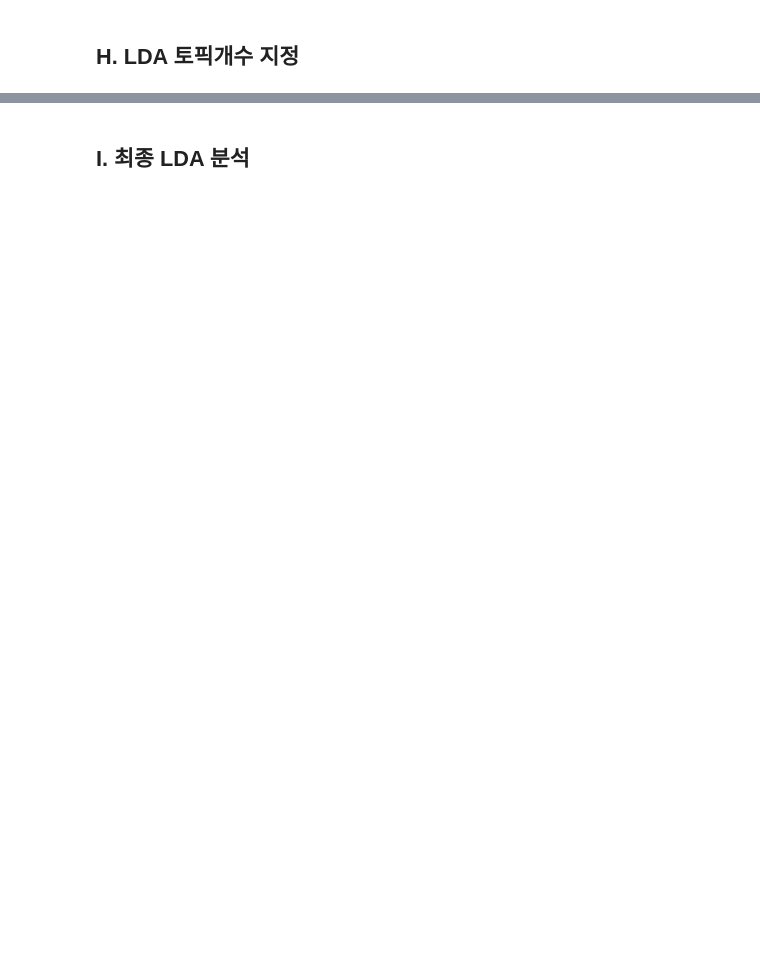
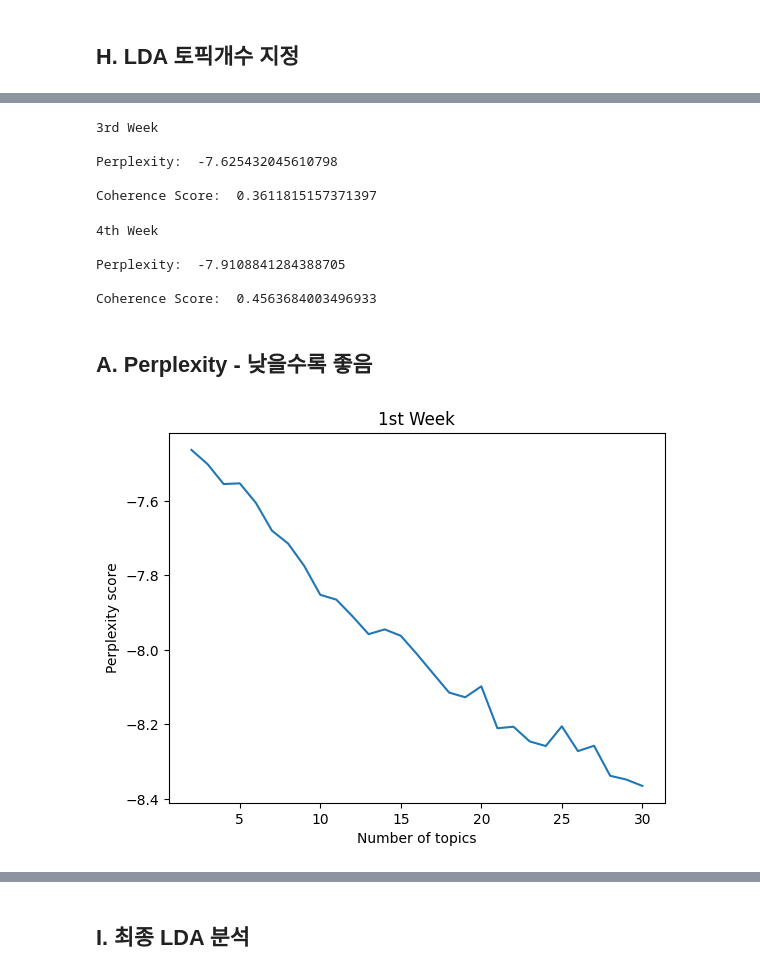
Before and after one commit to viola2002/dartb, a Jupyter notebook: academic_festival/2024_Autumn/code/NLP_LDA_Weekly.ipynb, the cells around one changed output, grey strips where cells are left out. Saved outputs shown, nothing was run; the diff lists cells and outputs as text; code cells hidden in the pictures; blank space fills up the shorter version.

```diff
--- a/academic_festival/2024_Autumn/code/NLP_LDA_Weekly.ipynb
+++ b/academic_festival/2024_Autumn/code/NLP_LDA_Weekly.ipynb
@@ -709,14 +623,0 @@ for i in range(2,10):
-# %%
-coherence_values2 = []
-for i in range(2,10):
-    ldamodel2 = gensim.models.ldamodel.LdaModel(corpus2, num_topics=i, id2word=dictionary2, random_state=42)
-    coherence_model_lda = CoherenceModel(model=ldamodel2, texts=terms2, dictionary=dictionary2, topn=10)
-    coherence_lda = coherence_model_lda.get_coherence()
-    coherence_values2.append(coherence_lda)
-# %%
-coherence_values3 = []
-for i in range(2,10):
-    ldamodel3 = gensim.models.ldamodel.LdaModel(corpus3, num_topics=i, id2word=dictionary3, random_state=42)
-    coherence_model_lda = CoherenceModel(model=ldamodel3, texts=terms3, dictionary=dictionary3, topn=10)
-    coherence_lda = coherence_model_lda.get_coherence()
-    coherence_values3.append(coherence_lda)
@@ -753,0 +648,53 @@ plt.show()
+# %%
+print('3rd Week')
+print('\nPerplexity: ', model_3.log_perplexity(corpus_3))
+coherence_model_lda_3 = CoherenceModel(model=model_3, texts=terms_3, dictionary=dictionary_3, topn=10)
+coherence_lda_3 = coherence_model_lda_3.get_coherence()
+print('\nCoherence Score: ', coherence_lda_3)
+# %% [output]
+3rd Week
+
+Perplexity:  -7.625432045610798
+
+Coherence Score:  0.3611815157371397
+# %%
+print('4th Week')
+print('\nPerplexity: ', model_4.log_perplexity(corpus_4))
+coherence_model_lda_4 = CoherenceModel(model=model_4, texts=terms_4, dictionary=dictionary_4, topn=10)
+coherence_lda_4 = coherence_model_lda_4.get_coherence()
+print('\nCoherence Score: ', coherence_lda_4)
+# %% [output]
+4th Week
+
+Perplexity:  -7.9108841284388705
+
+Coherence Score:  0.4563684003496933
+# %% [markdown]
+## A. Perplexity - 낮을수록 좋음
+# %%
+perplexity_values_1 = []
+perplexity_values_2 = []
+perplexity_values_3 = []
+perplexity_values_4 = []
+# %%
+for i in range(2, 31):
+    ldamodel_1 = gensim.models.ldamodel.LdaModel(corpus_1, num_topics=i, id2word = dictionary_1, random_state=42)
+    perplexity_values_1.append(ldamodel_1.log_perplexity(corpus_1))
+
+    ldamodel_2 = gensim.models.ldamodel.LdaModel(corpus_2, num_topics=i, id2word = dictionary_2, random_state=42)
+    perplexity_values_2.append(ldamodel_2.log_perplexity(corpus_2))
+
+    ldamodel_3 = gensim.models.ldamodel.LdaModel(corpus_3, num_topics=i, id2word = dictionary_3, random_state=42)
+    perplexity_values_3.append(ldamodel_3.log_perplexity(corpus_3))
+
+    ldamodel_4 = gensim.models.ldamodel.LdaModel(corpus_4, num_topics=i, id2word = dictionary_4, random_state=42)
+    perplexity_values_4.append(ldamodel_4.log_perplexity(corpus_4))
+# %%
+x = range(2, 31)
+plt.plot(x, perplexity_values_1)
+plt.title('1st Week')
+plt.xlabel("Number of topics")
+plt.ylabel("Perplexity score")
+plt.show()
+# %% [output]
+[figure, added]
```
Also changed, not shown: parts of 116 cells of this notebook.
